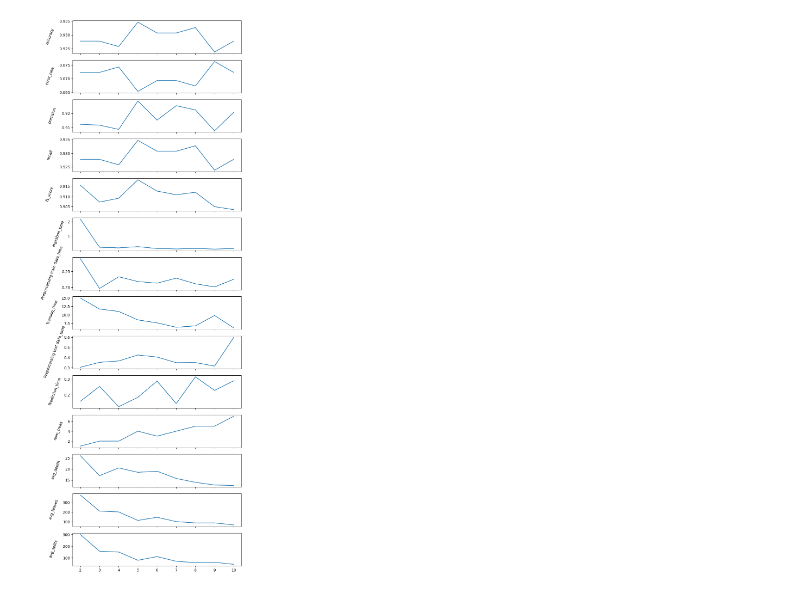
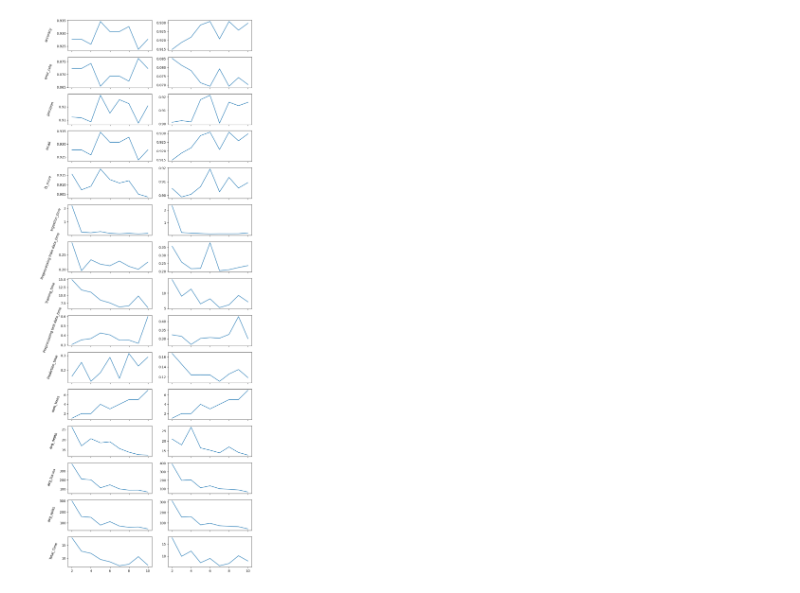
Before and after one commit to KRudd-E/BigData, a Jupyter notebook: code/src/logs/reports_analysis.ipynb, the cells around one changed output. Drawn from its saved outputs; the diff is of its cells as text; code cells hidden in the pictures.

```diff
--- a/code/src/logs/reports_analysis.ipynb
+++ b/code/src/logs/reports_analysis.ipynb
@@ -31,3 +31,5 @@ def load_combined_report_dataframe(json_filename="report.json"):
 
 df1 = load_combined_report_dataframe('report1.json')
 df2 = load_combined_report_dataframe("report2.json")
+df_list = [df1, df2]
+df1.head()
@@ -34,12 +44,20 @@ df2 = load_combined_report_dataframe("report2.json")
+# %%
+def tot_time_col(df) -> pd.DataFrame:
+    df['Total_Time'] = df['Ingestion_time'] + df['Preprocessing train data_time'] + df['Training_time'] + df['Preprocessing test data_time'] + df['Prediction_time']
+    return df
+df1 = tot_time_col(df1)
+df2 = tot_time_col(df2)
 # %%
 import matplotlib.pyplot as plt
-fig, ax = plt.subplots(nrows=len(df.columns), ncols=1, sharex=True, figsize=(len(df) + 1, len(df.columns)*2))
-fig.set_size_inches(8,26)
-i = 0
-for col in df:
-    vals = df[col]
-    ax[i].plot(vals.index, vals.values)
-    ax[i].set_ylabel(col, rotation=70, labelpad=20)
-    i +=1
+fig, ax = plt.subplots(nrows=len(df_list[0].columns), ncols=len(df_list), sharex=True, figsize=(len(df_list) * 5, len(df1.columns) * 2))
+
+for j, df in enumerate(df_list):
+    for i, col in enumerate(df.columns):
+        vals = df[col]
+        ax[i, j].plot(vals.index, vals.values)
+        if j == 0:
+            ax[i, j].set_ylabel(col, rotation=70, labelpad=20)
+
+plt.savefig(f'all_metrics.png', dpi=300, bbox_inches='tight')
 # %% [output]
-[figure, old version]
+[figure, new version]
```
Also changed, not shown: parts of 1 cell of this notebook, 1 other file.
